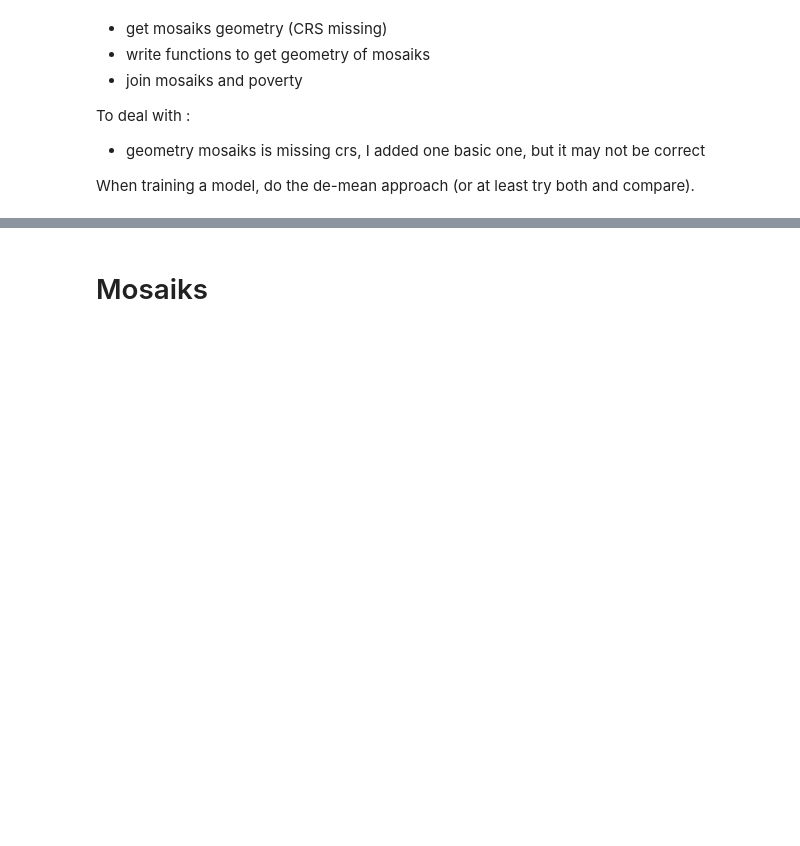
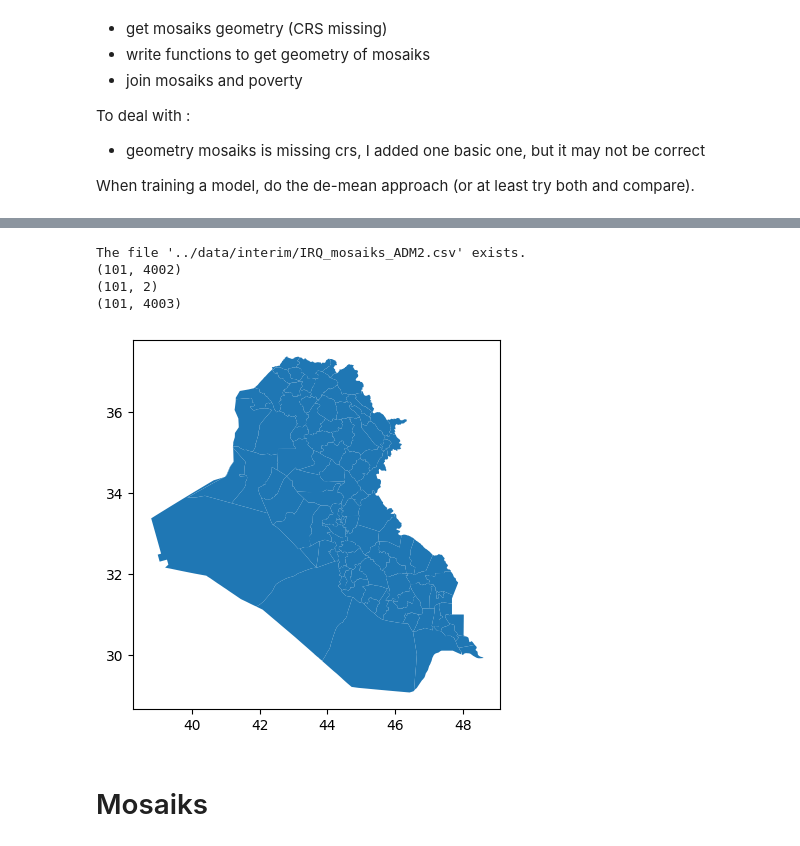
Before and after one commit to marinavicini/child_poverty_iraq, a Jupyter notebook: notebooks/1.2_mv_load-adm1-data.ipynb, the cells around one changed output, grey strips where cells are left out. Cells and saved outputs as stored; diff of their text form; code cells hidden in the pictures; blank space fills up the shorter version.

```diff
--- a/notebooks/1.2_mv_load-adm1-data.ipynb
+++ b/notebooks/1.2_mv_load-adm1-data.ipynb
@@ -26,3 +39,11 @@ merged = ld.merge_mosaiks_pov_adm1(pov_adm1, mosaiks_adm1, threshold=0.51)
+# %%
+irq_adm2 = ld.adm2_for_country(cc='IRQ')
+# %% [output]
+The file '../data/interim/IRQ_mosaiks_ADM2.csv' exists.
+(101, 4002)
+(101, 2)
+(101, 4003)
+[figure, added]
 # %% [markdown]
 # Mosaiks
 # %%
```
Also changed, not shown: parts of 31 cells of this notebook, 1 other file.
